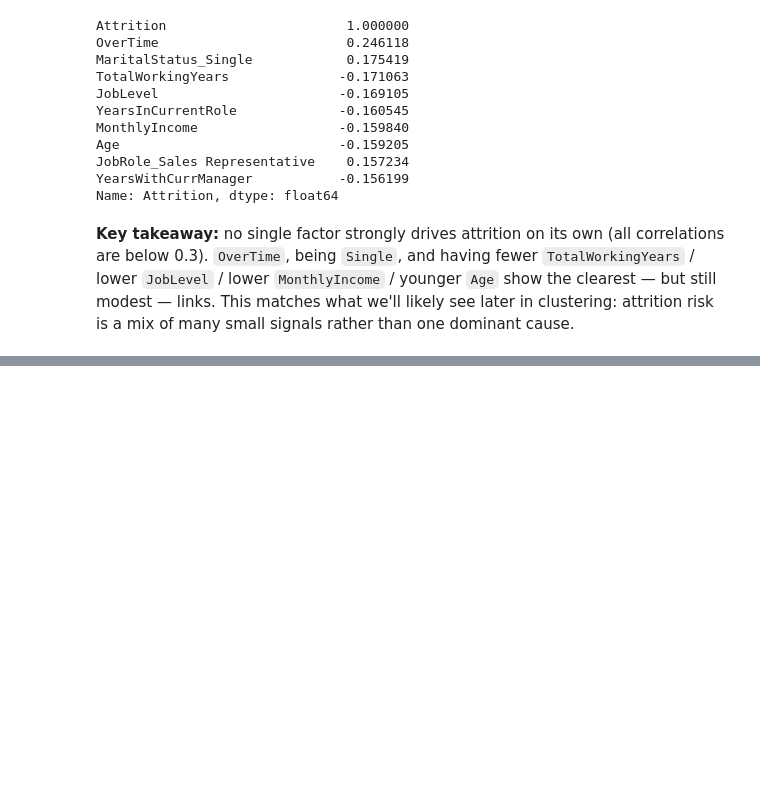
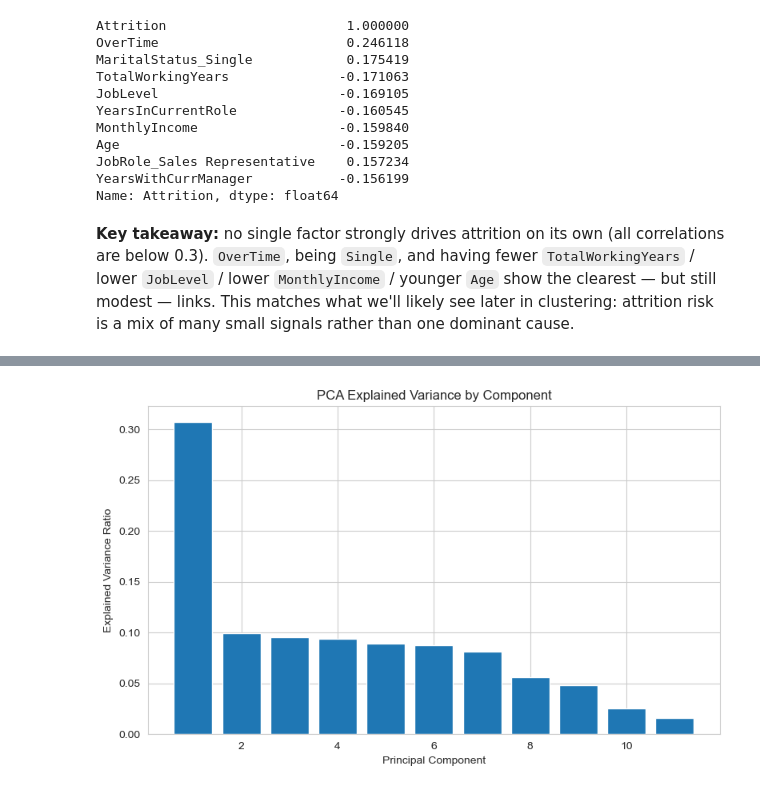
Before and after one commit to iradukunda123/-group08-flight-risk, a Jupyter notebook: group08-flight-risk.ipynb, the cells around one changed output, grey strips where cells are left out. Saved outputs shown, nothing was run; the diff lists cells and outputs as text; code cells hidden in the pictures; blank space fills up the shorter version.

Commit message:
Unsupervised Analysis
It contains the PCA, clustering and interpretation

```diff
--- a/group08-flight-risk.ipynb
+++ b/group08-flight-risk.ipynb
@@ -330,0 +446,8 @@ than one dominant cause.
+# %%
+from sklearn.preprocessing import StandardScaler
+
+scaler = StandardScaler()
+
+X_cluster_scaled = scaler.fit_transform(cluster_df)
+
+print("Scaled data shape:", X_cluster_scaled.shape)
@@ -330,0 +467,18 @@ than one dominant cause.
+# %%
+from sklearn.decomposition import PCA
+
+# Fit PCA using all available components
+pca_full = PCA()
+
+X_pca_full = pca_full.fit_transform(X_cluster_scaled)
+
+explained_variance = pca_full.explained_variance_ratio_
+cumulative_variance = explained_variance.cumsum()
+
+pca_summary = pd.DataFrame({
+    "Component": range(1, len(explained_variance) + 1),
+    "Explained Variance": explained_variance,
+    "Cumulative Variance": cumulative_variance
+})
+
+pca_summary.round(4)
@@ -330,0 +498,16 @@ than one dominant cause.
+# %%
+plt.figure(figsize=(8, 5))
+
+plt.bar(
+    range(1, len(explained_variance) + 1),
+    explained_variance
+)
+
+plt.xlabel("Principal Component")
+plt.ylabel("Explained Variance Ratio")
+plt.title("PCA Explained Variance by Component")
+
+plt.tight_layout()
+plt.show()
+# %% [output]
+[figure, added]
```
Also changed, not shown: parts of 42 cells of this notebook, 6 other files.
